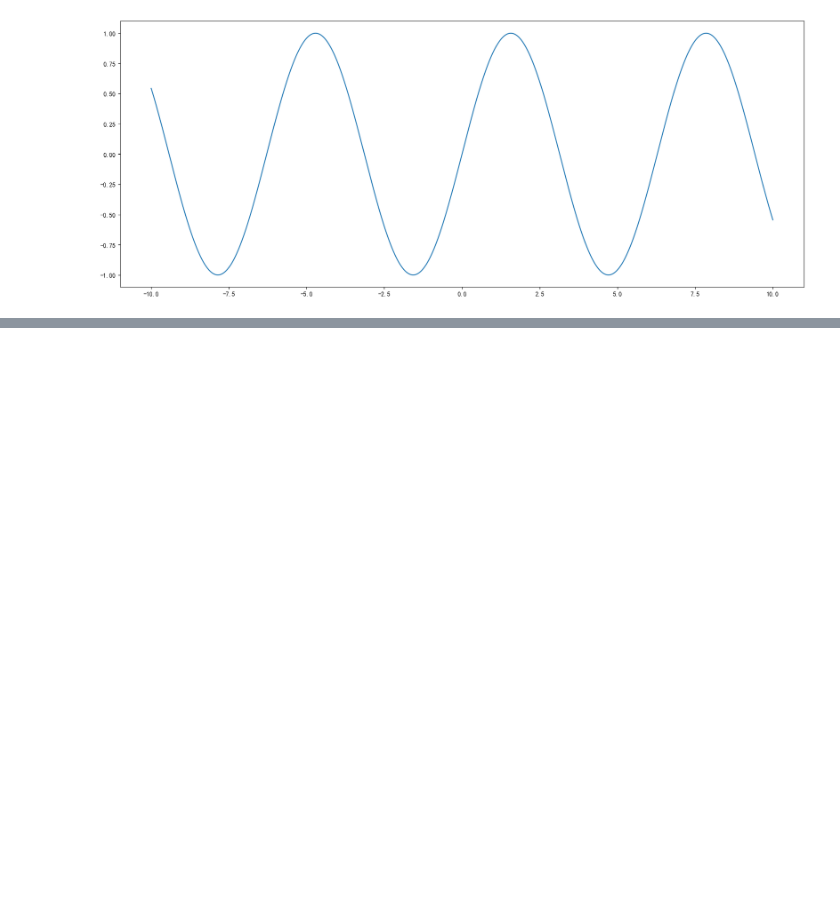
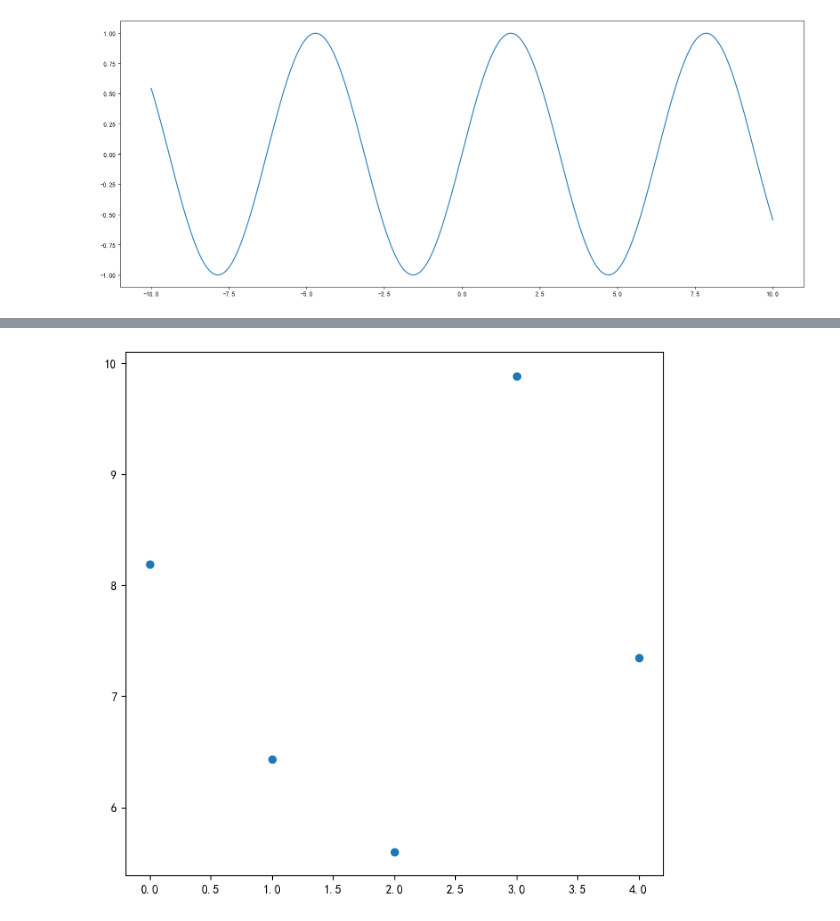
Before and after one commit to Liquor007/MyDeepLearning, a Jupyter notebook: Matplotlib.ipynb, the cells around one changed output, grey strips where cells are left out. Drawn from its saved outputs; the diff is of its cells as text; code cells hidden in the pictures; blank space fills up the shorter version.

Commit message:
#add scatter,pie,hist,bar

```diff
--- a/Matplotlib.ipynb
+++ b/Matplotlib.ipynb
@@ -206,0 +213,8 @@ plt.show()
+# %%
+x=range(5)
+y=[random.uniform(5,10)for i in x]#x and y must be the same size
+plt.figure(figsize=(8,8),dpi=100)
+plt.scatter(x,y)
+plt.show()
+# %% [output]
+[figure, added]
```
Also changed, not shown: parts of 12 cells of this notebook.
